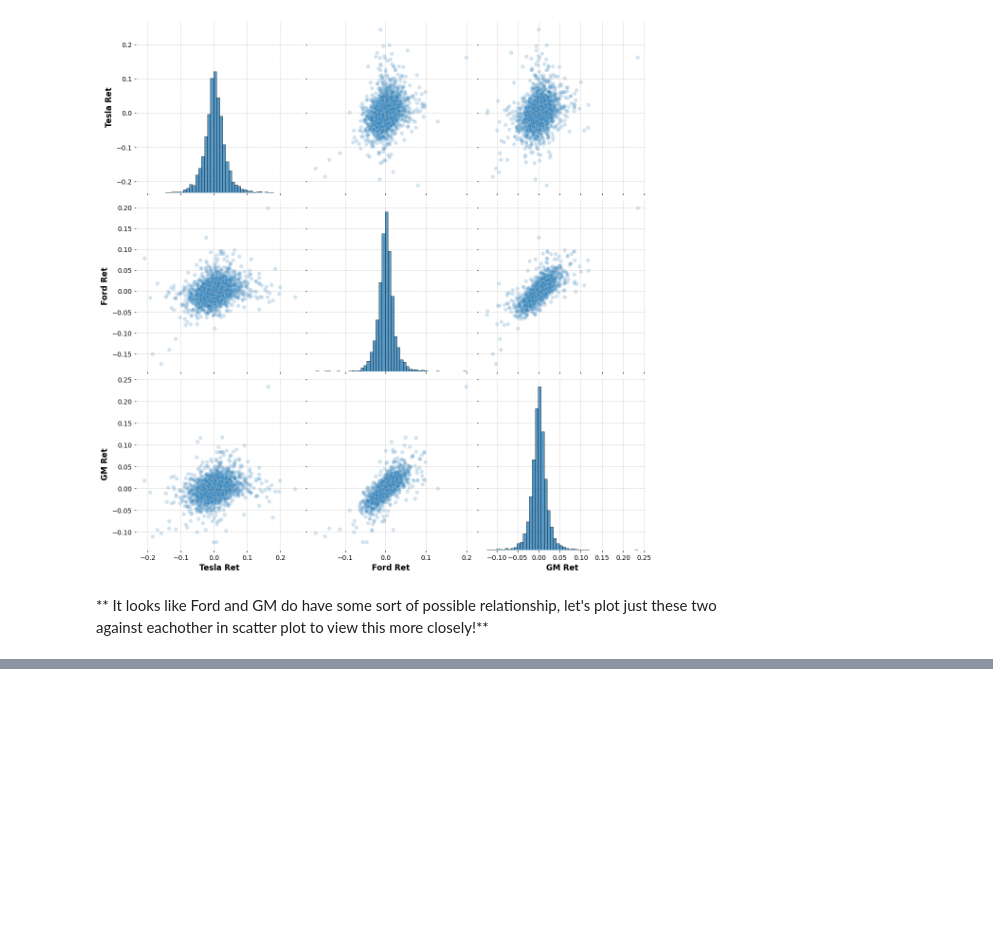
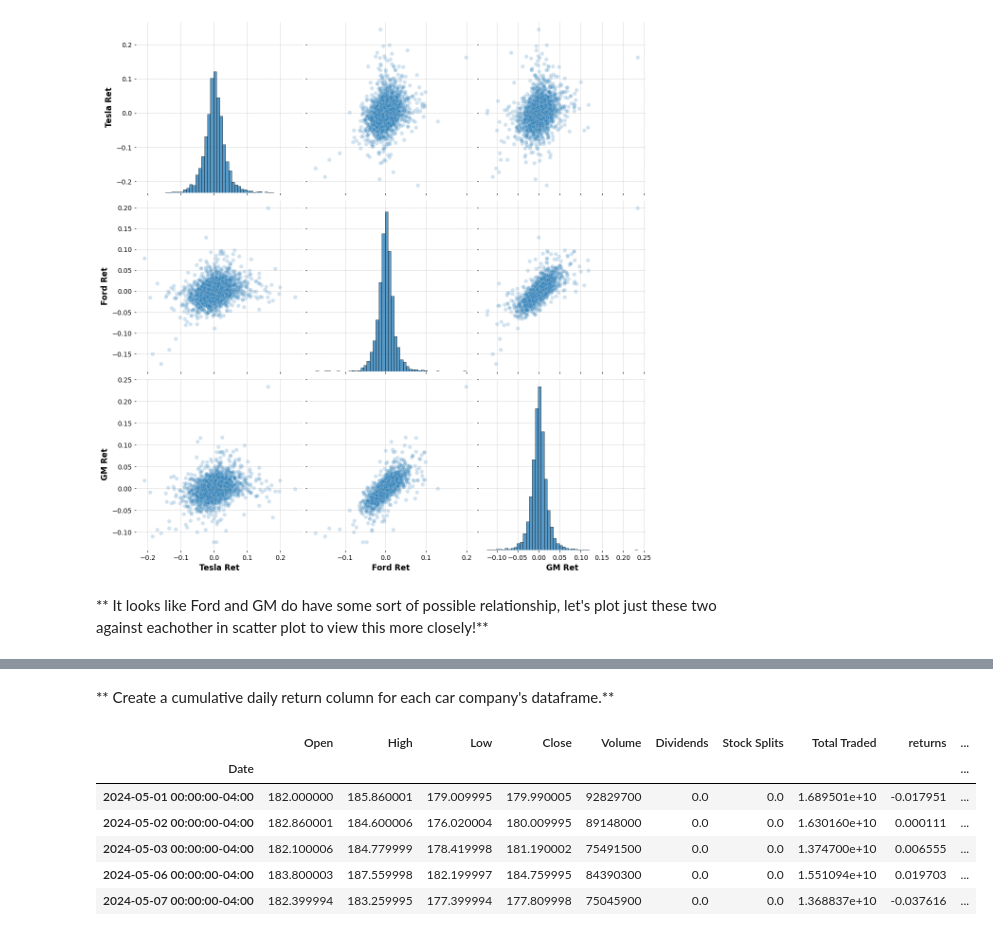
Before and after one commit to PATELALISH/Capstone-Stock-Market-Analysis, a Jupyter notebook: Questions Notebook/New Stock Market Analysis Project.ipynb, the cells around one changed output, grey strips where cells are left out. Drawn from its saved outputs; the diff is of its cells as text; code cells hidden in the pictures; blank space fills up the shorter version.

```diff
--- a/Questions Notebook/New Stock Market Analysis Project.ipynb
+++ b/Questions Notebook/New Stock Market Analysis Project.ipynb
@@ -417,0 +457,13 @@ plt.figure(figsize=(15, 15))
+# %% [markdown]
+** Create a cumulative daily return column for each car company's dataframe.**
+# %%
+tesla['Cumulative Return'] = (1 + tesla['returns']).cumprod()
+tesla.tail()
+# %% [output]
+|  | Open | High | Low | Close | Volume | Dividends | Stock Splits | Total Traded | returns | ... |
+| Date |  |  |  |  |  |  |  |  |  | ... |
+| 2024-05-01 00:00:00-04:00 | 182.000000 | 185.860001 | 179.009995 | 179.990005 | 92829700 | 0.0 | 0.0 | 1.689501e+10 | -0.017951 | ... |
+| 2024-05-02 00:00:00-04:00 | 182.860001 | 184.600006 | 176.020004 | 180.009995 | 89148000 | 0.0 | 0.0 | 1.630160e+10 | 0.000111 | ... |
+| 2024-05-03 00:00:00-04:00 | 182.100006 | 184.779999 | 178.419998 | 181.190002 | 75491500 | 0.0 | 0.0 | 1.374700e+10 | 0.006555 | ... |
+| 2024-05-06 00:00:00-04:00 | 183.800003 | 187.559998 | 182.199997 | 184.759995 | 84390300 | 0.0 | 0.0 | 1.551094e+10 | 0.019703 | ... |
+| 2024-05-07 00:00:00-04:00 | 182.399994 | 183.259995 | 177.399994 | 177.809998 | 75045900 | 0.0 | 0.0 | 1.368837e+10 | -0.037616 | ... |
```
Also changed, not shown: parts of 13 cells of this notebook.
